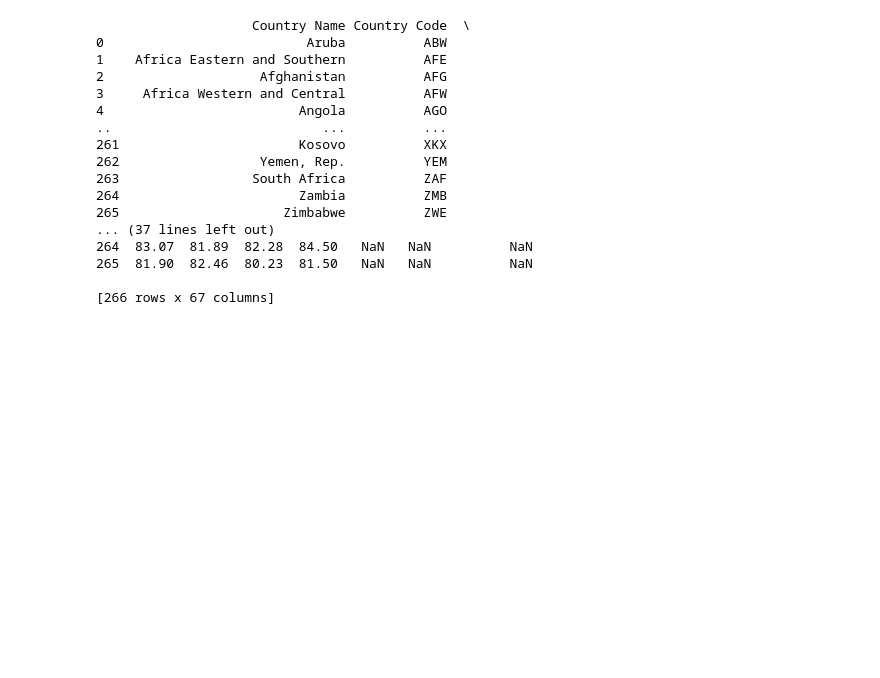
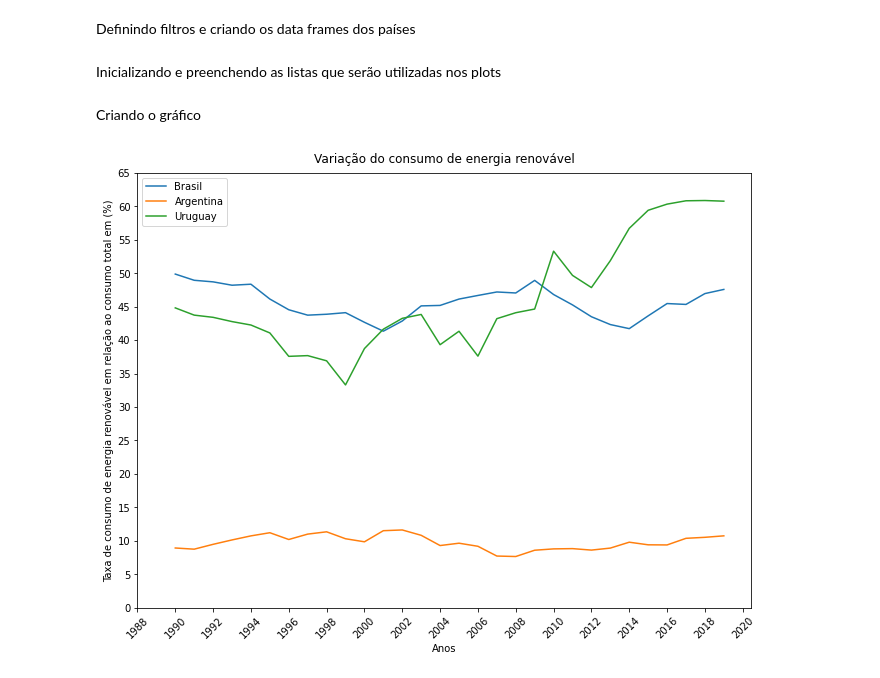
Before and after one commit to eriksoaress/EnergiaRenovavel---Erik-e-Gustavo-Antony, a Jupyter notebook: aps1/APS1.ipynb, the cells around one changed output. Saved outputs shown, nothing was run; the diff lists cells and outputs as text; code cells hidden in the pictures; blank space fills up the shorter version.

Commit message:
Gráfico finalizado

```diff
--- a/aps1/APS1.ipynb
+++ b/aps1/APS1.ipynb
@@ -1,24 +3,44 @@
 # %%
 import pandas as pd
-df_production = pd.read_csv("dados\produc_total_renewable_electricity.csv", skiprows=4)
-df_consumption = pd.read_csv("dados\consumption_total_renewable_electricity.csv", skiprows=4)
-#
-print(df_consumption)
+import matplotlib.pyplot as plt
+df = pd.read_csv('dados\consumption_total_renewable_electricity.csv', skiprows=4)
-# %% [output]
-                    Country Name Country Code  \
-0                          Aruba          ABW
-1    Africa Eastern and Southern          AFE
-2                    Afghanistan          AFG
-3     Africa Western and Central          AFW
-4                         Angola          AGO
-..                           ...          ...
-261                       Kosovo          XKX
-262                  Yemen, Rep.          YEM
-263                 South Africa          ZAF
-264                       Zambia          ZMB
-265                     Zimbabwe          ZWE
-... (37 lines left out)
-264  83.07  81.89  82.28  84.50   NaN   NaN          NaN
-265  81.90  82.46  80.23  81.50   NaN   NaN          NaN
-
-[266 rows x 67 columns]
+# %% [markdown]
+Definindo filtros e criando os data frames dos países
+# %%
+brasil = df['Country Name'] == 'Brazil'
+brasil_df = df.loc[brasil]
+argentina = df['Country Name'] == "Argentina"
+argentina_df = df.loc[argentina]
+uruguay = df['Country Name'] == "Uruguay"
+uruguay_df = df.loc[uruguay]
+# %% [markdown]
+Inicializando e preenchendo as listas que serão utilizadas nos plots
+# %%
+anos = []
+porcentagens_brasil = []
+porcentagens_argentina = []
+porcentagens_uruguay = []
+for a in range(1960,2022):
+    anos.append(str(a))
+    porcentagens_brasil.append(brasil_df[str(a)])
+    porcentagens_argentina.append(argentina_df[str(a)])
+    porcentagens_uruguay.append(uruguay_df[str(a)])
+anos_int = []
+for ano in anos:
+    anos_int.append(int(ano))
+# %% [markdown]
+Criando o gráfico
+# %%
+plt.figure(figsize=(11,8))
+plt.plot(anos_int,porcentagens_brasil, label='Brasil')
+plt.plot(anos_int,porcentagens_argentina, label='Argentina')
+plt.plot(anos_int,porcentagens_uruguay, label='Uruguay')
+plt.xticks(list(range(1988,2021,2)),rotation=45)
+plt.yticks(list(range(0,70,5)))
+plt.ylabel('Taxa de consumo de energia renovável em relação ao consumo total em (%)')
+plt.xlabel('Anos')
+plt.title("Variação do consumo de energia renovável", pad=10)
+plt.legend()
+plt.show()
+# %% [output]
+[figure, added]
```
Also changed, not shown: parts of 1 cell of this notebook, 1 other file.
